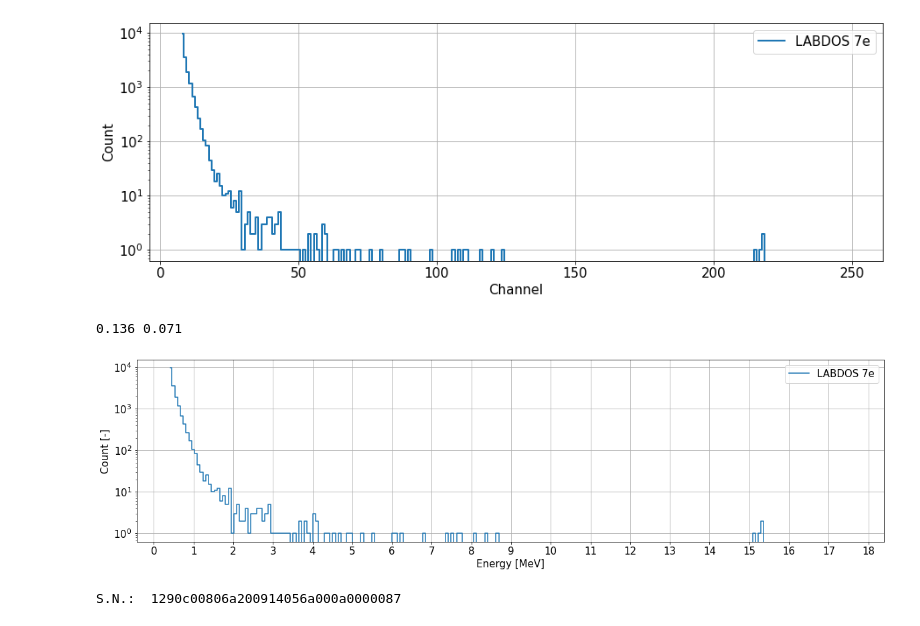
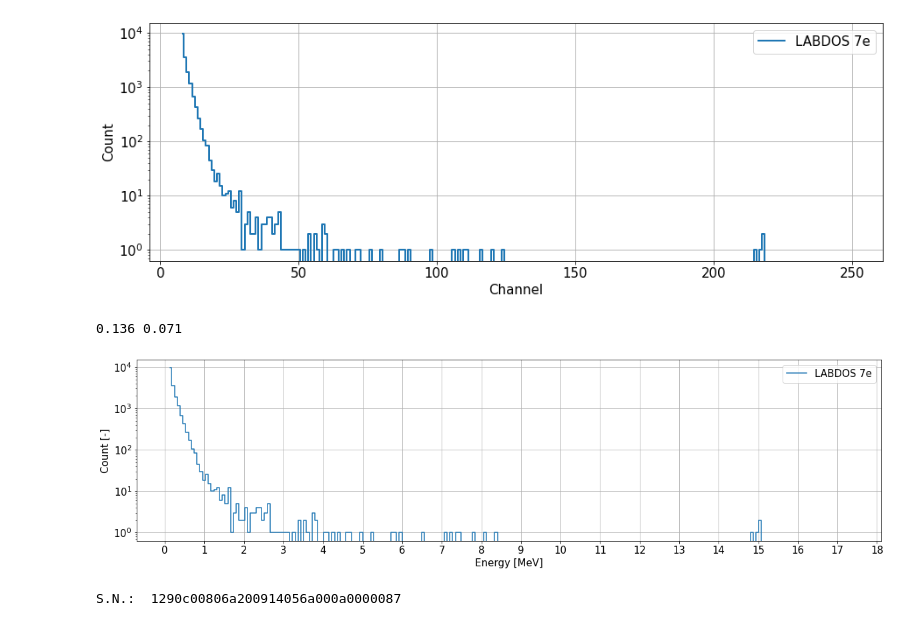
Before and after one commit to UniversalScientificTechnologies/LABDOS01, a Jupyter notebook: notebooks/data-parser.ipynb, the cells around one changed output. Cells and saved outputs as stored; diff of their text form; code cells hidden in the pictures.

```diff
--- a/notebooks/data-parser.ipynb
+++ b/notebooks/data-parser.ipynb
@@ -49,33 +49,33 @@ plt.grid()
 # %%
 coef = np.array([0.,0.])
 coef[1] = 0.071
 coef[0] = 0.136
 
 print (coef[0], coef[1])
 
 e1 = pd.DataFrame()
 e1['1'] = ener
 e1['i'] = ener.index
-e1['x'] = (e1['i'].astype(float)-4) * coef[1] + coef[0]
+e1['x'] = (e1['i'].astype(float)-FIRST_CHANNEL) * coef[1] + coef[0]
 
 plt.figure(figsize=(20,5))
 matplotlib.rcParams.update({'font.size': 15})
 plt.yscale('log')
 #plt.xscale('log')
 
 plt.plot(e1['x'], e1['1'] , label='LABDOS '+sn1[-2:], drawstyle='steps-mid')
 
 plt.xlabel('Energy [MeV]')
 plt.ylabel('Count [-]')
 plt.grid()
 #plt.grid(visible=True, which='major', color='gray', linestyle='-')
 #plt.grid(visible=True, axis='x', which='minor', color='lightgray', linestyle=':')
 plt.legend()
 plt.xticks(np.arange(0, 19, 1))
 None
 # %% [output]
 0.136 0.071
-[figure, old version]
+[figure, new version]
 # %%
 fto = '/storage/experiments/2022/10_labdos_italy/labdos2_TG_2210051139.txt' #  File to Open
 
```
Also changed, not shown: parts of 4 cells of this notebook.
